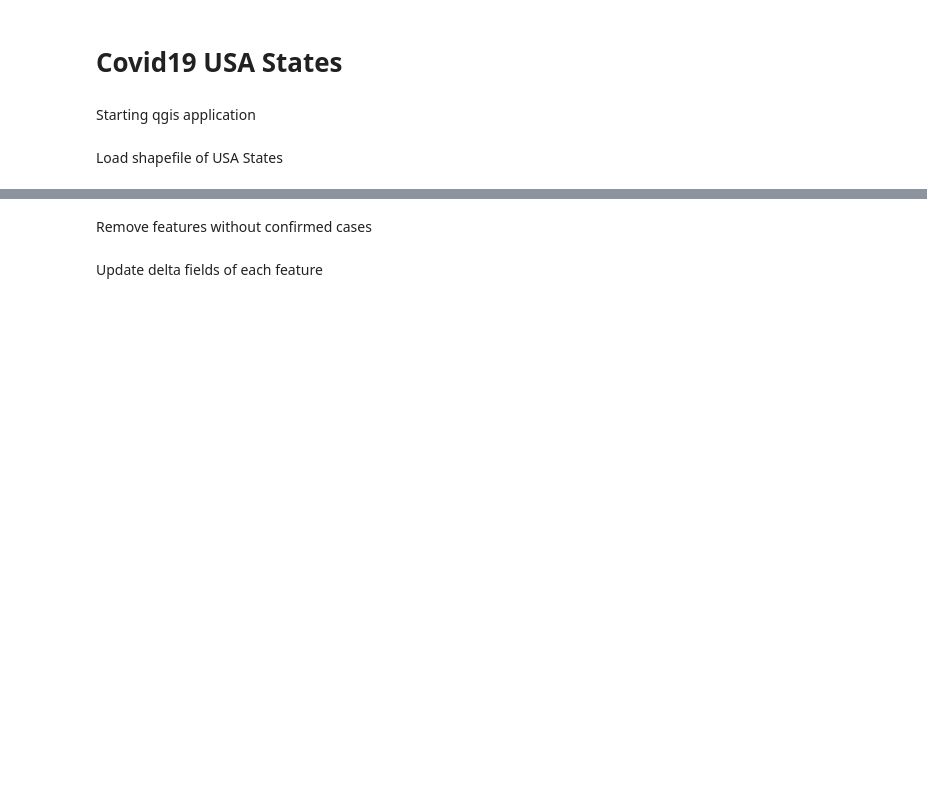
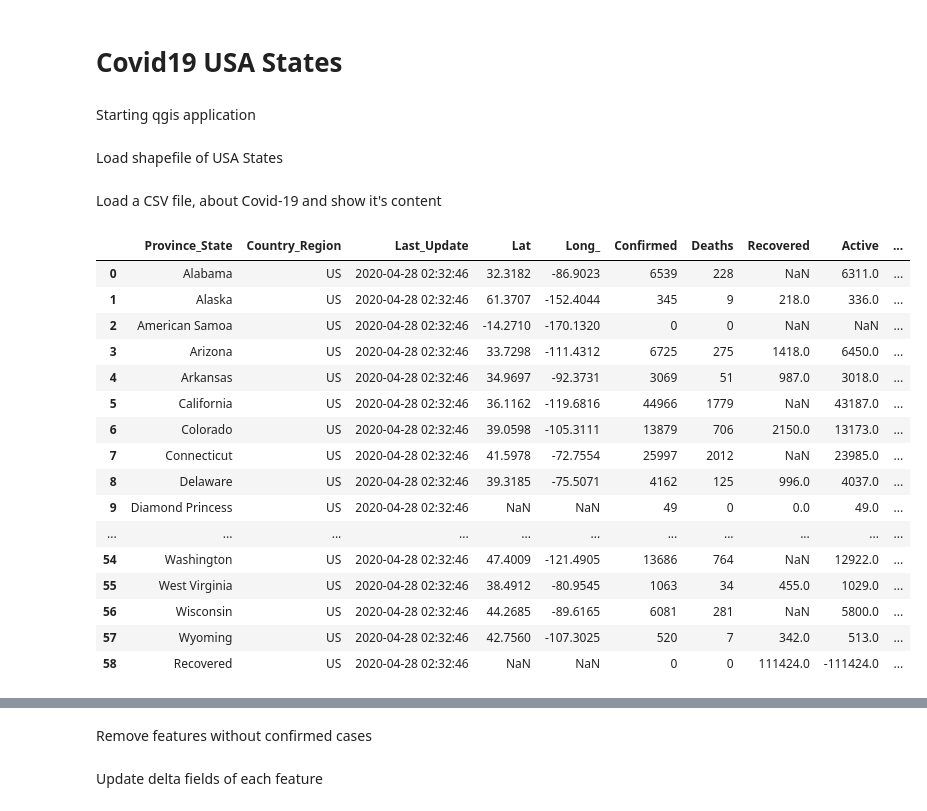
Before and after one commit to LFCC98/TA-Cartografia, a Jupyter notebook: Cartografia-TP-19-20-a81960.ipynb, the cells around one changed output, grey strips where cells are left out. Saved outputs shown, nothing was run; the diff lists cells and outputs as text; code cells hidden in the pictures; blank space fills up the shorter version.

```diff
--- a/Cartografia-TP-19-20-a81960.ipynb
+++ b/Cartografia-TP-19-20-a81960.ipynb
@@ -28 +30,25 @@ else:
     project.addMapLayer(usa_layer)
+# %% [markdown]
+Load a CSV file, about Covid-19 and show it's content
+# %%
+import pandas as pd
+df = pd.read_csv("https://raw.githubusercontent.com/CSSEGISandData/COVID-19/master/csse_covid_19_data/csse_covid_19_daily_reports_us/04-27-2020.csv")
+df.head(df.shape[0])
+# %% [output]
+|  | Province_State | Country_Region | Last_Update | Lat | Long_ | Confirmed | Deaths | Recovered | Active | ... |
+| 0 | Alabama | US | 2020-04-28 02:32:46 | 32.3182 | -86.9023 | 6539 | 228 | NaN | 6311.0 | ... |
+| 1 | Alaska | US | 2020-04-28 02:32:46 | 61.3707 | -152.4044 | 345 | 9 | 218.0 | 336.0 | ... |
+| 2 | American Samoa | US | 2020-04-28 02:32:46 | -14.2710 | -170.1320 | 0 | 0 | NaN | NaN | ... |
+| 3 | Arizona | US | 2020-04-28 02:32:46 | 33.7298 | -111.4312 | 6725 | 275 | 1418.0 | 6450.0 | ... |
+| 4 | Arkansas | US | 2020-04-28 02:32:46 | 34.9697 | -92.3731 | 3069 | 51 | 987.0 | 3018.0 | ... |
+| 5 | California | US | 2020-04-28 02:32:46 | 36.1162 | -119.6816 | 44966 | 1779 | NaN | 43187.0 | ... |
+| 6 | Colorado | US | 2020-04-28 02:32:46 | 39.0598 | -105.3111 | 13879 | 706 | 2150.0 | 13173.0 | ... |
+| 7 | Connecticut | US | 2020-04-28 02:32:46 | 41.5978 | -72.7554 | 25997 | 2012 | NaN | 23985.0 | ... |
+| 8 | Delaware | US | 2020-04-28 02:32:46 | 39.3185 | -75.5071 | 4162 | 125 | 996.0 | 4037.0 | ... |
+| 9 | Diamond Princess | US | 2020-04-28 02:32:46 | NaN | NaN | 49 | 0 | 0.0 | 49.0 | ... |
+| ... | ... | ... | ... | ... | ... | ... | ... | ... | ... | ... |
+| 54 | Washington | US | 2020-04-28 02:32:46 | 47.4009 | -121.4905 | 13686 | 764 | NaN | 12922.0 | ... |
+| 55 | West Virginia | US | 2020-04-28 02:32:46 | 38.4912 | -80.9545 | 1063 | 34 | 455.0 | 1029.0 | ... |
+| 56 | Wisconsin | US | 2020-04-28 02:32:46 | 44.2685 | -89.6165 | 6081 | 281 | NaN | 5800.0 | ... |
+| 57 | Wyoming | US | 2020-04-28 02:32:46 | 42.7560 | -107.3025 | 520 | 7 | 342.0 | 513.0 | ... |
+| 58 | Recovered | US | 2020-04-28 02:32:46 | NaN | NaN | 0 | 0 | 111424.0 | -111424.0 | ... |
```
Also changed, not shown: parts of 10 cells of this notebook.
